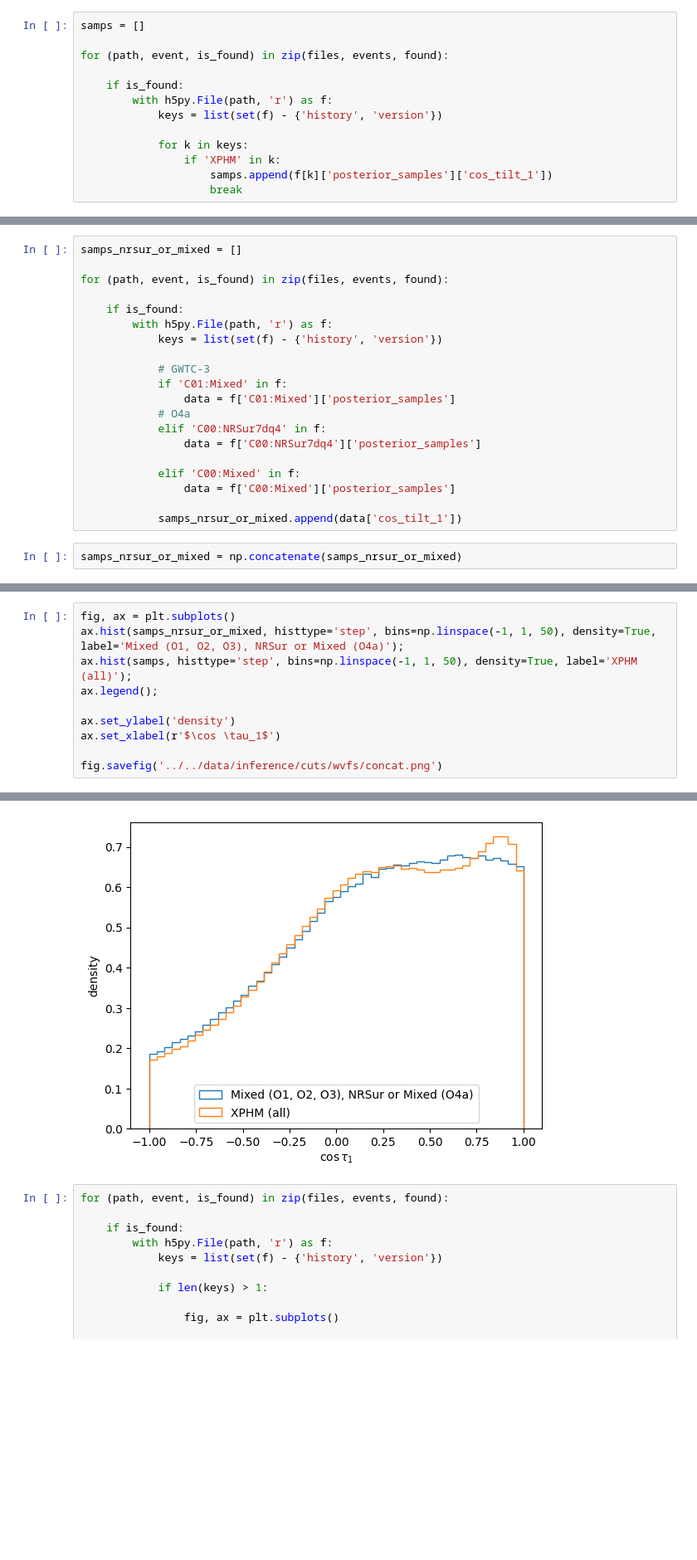
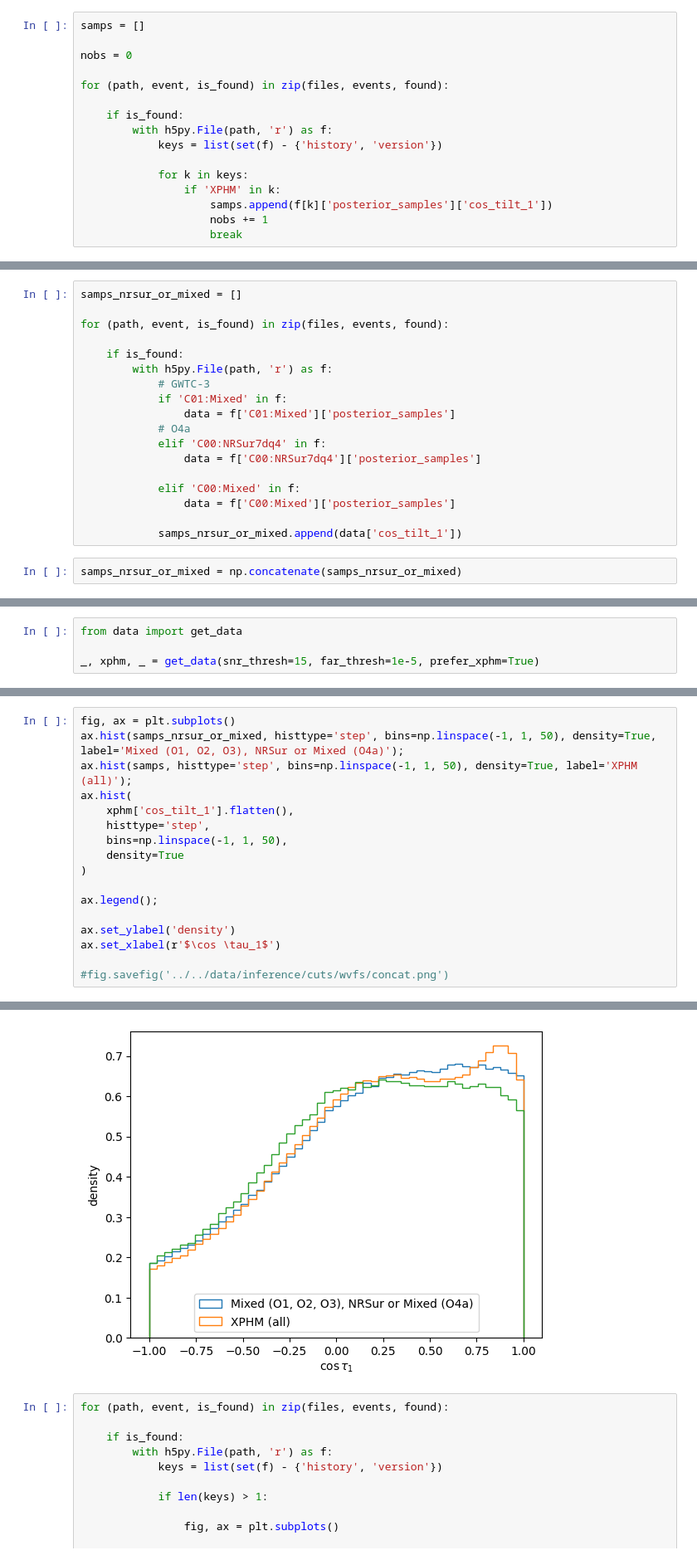
Before and after one commit to noahewolfe/tilts-and-kicks, a Jupyter notebook: code/cuts/waveforms.ipynb, the cells around one changed output, grey strips where cells are left out. Shown at 83% size. Cells and saved outputs as stored; diff of their text form; blank space fills up the shorter version.

```diff
--- a/code/cuts/waveforms.ipynb
+++ b/code/cuts/waveforms.ipynb
@@ -64,6 +64,8 @@ for event, snr, far, catalog in zip(events, snrs, fars, cats):
 found = np.array(found)
 # %%
 samps = []
+
+nobs = 0
 
 for (path, event, is_found) in zip(files, events, found):
 
@@ -74,4 +76,5 @@ for (path, event, is_found) in zip(files, events, found):
             for k in keys:
                 if 'XPHM' in k:
                     samps.append(f[k]['posterior_samples']['cos_tilt_1'])
+                    nobs += 1
                     break
@@ -84,8 +91,6 @@ for (path, event, is_found) in zip(files, events, found):
 
     if is_found:
         with h5py.File(path, 'r') as f:
-            keys = list(set(f) - {'history', 'version'})
-
             # GWTC-3
             if 'C01:Mixed' in f:
                 data = f['C01:Mixed']['posterior_samples']
@@ -101,0 +115,4 @@ samps_nrsur_or_mixed = np.concatenate(samps_nrsur_or_mixed)
+# %%
+from data import get_data
+
+_, xphm, _ = get_data(snr_thresh=15, far_thresh=1e-5, prefer_xphm=True)
@@ -103,10 +133,17 @@ samps_nrsur_or_mixed = np.concatenate(samps_nrsur_or_mixed)
 fig, ax = plt.subplots()
 ax.hist(samps_nrsur_or_mixed, histtype='step', bins=np.linspace(-1, 1, 50), density=True, label='Mixed (O1, O2, O3), NRSur or Mixed (O4a)');
 ax.hist(samps, histtype='step', bins=np.linspace(-1, 1, 50), density=True, label='XPHM (all)');
+ax.hist(
+    xphm['cos_tilt_1'].flatten(),
+    histtype='step',
+    bins=np.linspace(-1, 1, 50),
+    density=True
+)
+
 ax.legend();
 
 ax.set_ylabel('density')
 ax.set_xlabel(r'$\cos \tau_1$')
 
-fig.savefig('../../data/inference/cuts/wvfs/concat.png')
+#fig.savefig('../../data/inference/cuts/wvfs/concat.png')
 # %% [output]
@@ -113,4 +151,4 @@ fig.savefig('../../data/inference/cuts/wvfs/concat.png')
-[figure, old version]
+[figure, new version]
 # %%
 for (path, event, is_found) in zip(files, events, found):
 
```
Also changed, not shown: parts of 7 cells of this notebook, 16 other files.
